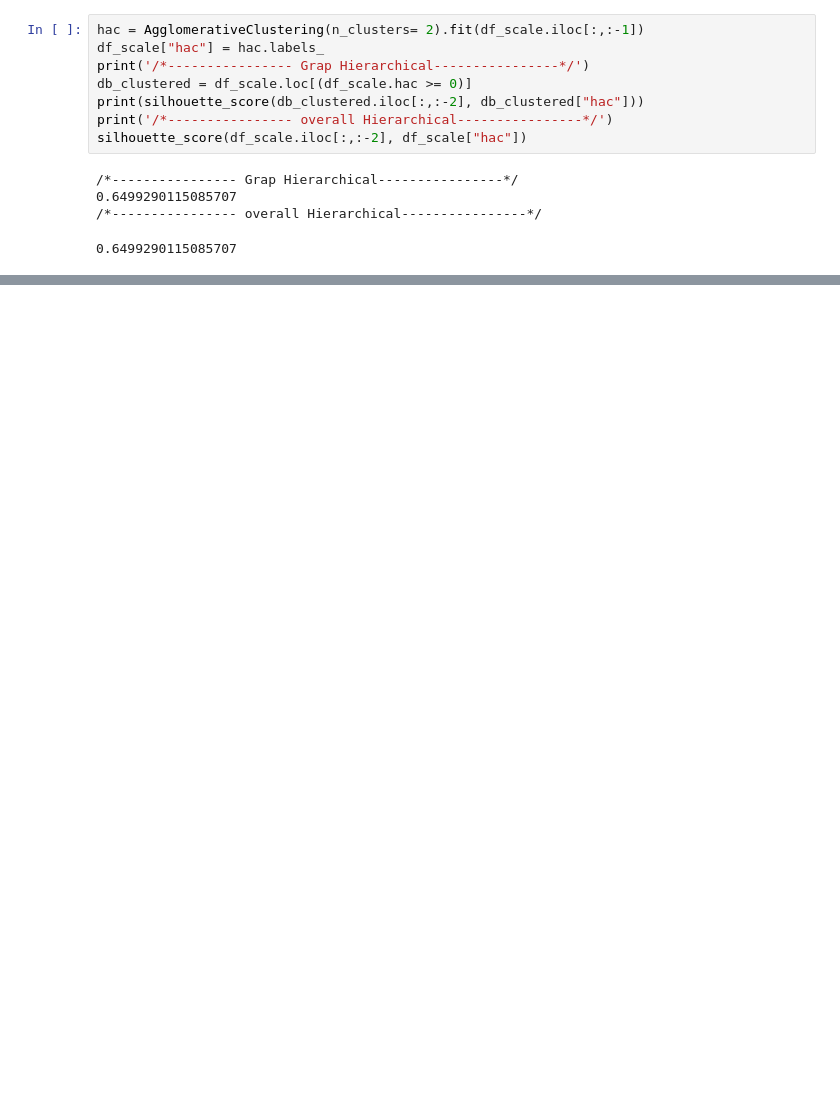
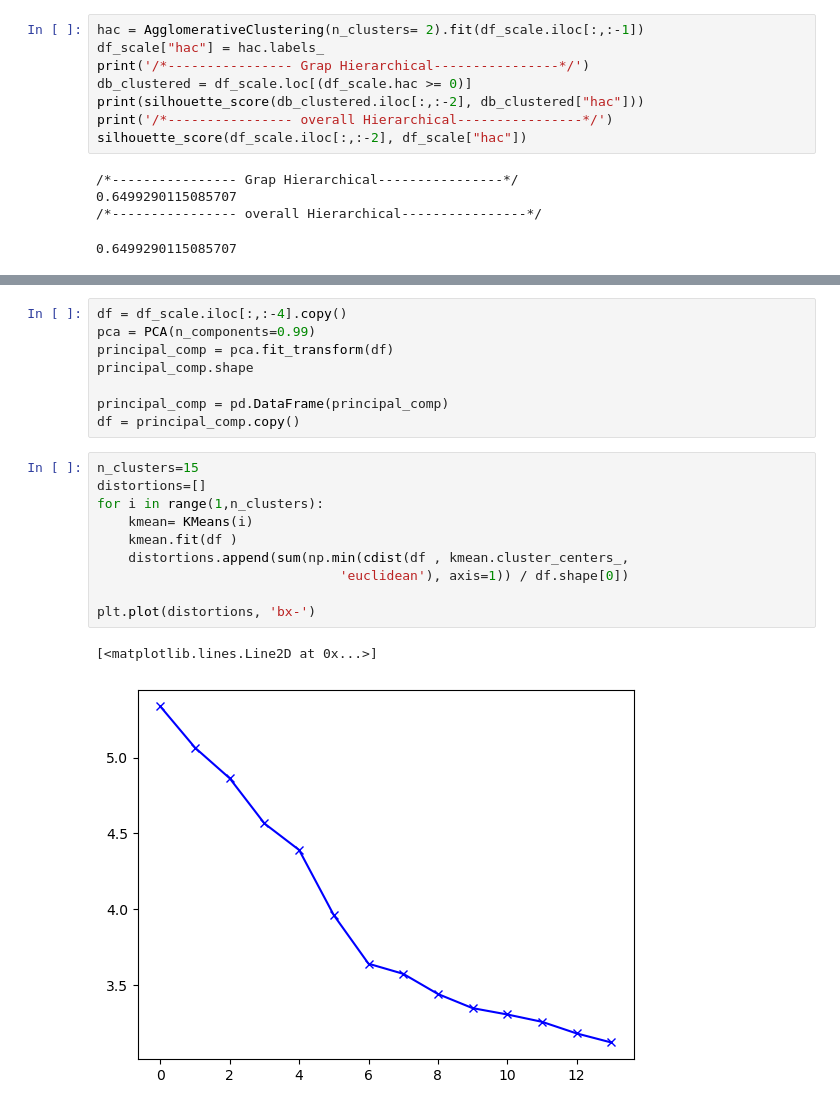
Before and after one commit to IgorLunaDetoni/archive, a Jupyter notebook: credit.ipynb, the cells around one changed output, grey strips where cells are left out. Saved outputs shown, nothing was run; the diff lists cells and outputs as text; blank space fills up the shorter version.

```diff
--- a/credit.ipynb
+++ b/credit.ipynb
@@ -202,0 +211,21 @@ print(silhouette_score(df_scale.iloc[:,:-4], df_scale["assignments"]))
+# %%
+df = df_scale.iloc[:,:-4].copy()
+pca = PCA(n_components=0.99)
+principal_comp = pca.fit_transform(df)
+principal_comp.shape
+
+principal_comp = pd.DataFrame(principal_comp)
+df = principal_comp.copy()
+# %%
+n_clusters=15
+distortions=[]
+for i in range(1,n_clusters):
+    kmean= KMeans(i)
+    kmean.fit(df )
+    distortions.append(sum(np.min(cdist(df , kmean.cluster_centers_,
+                               'euclidean'), axis=1)) / df.shape[0])
+
+plt.plot(distortions, 'bx-')
+# %% [output]
+[<matplotlib.lines.Line2D at 0x...>]
+[figure, added]
```
Also changed, not shown: parts of 10 cells of this notebook.
